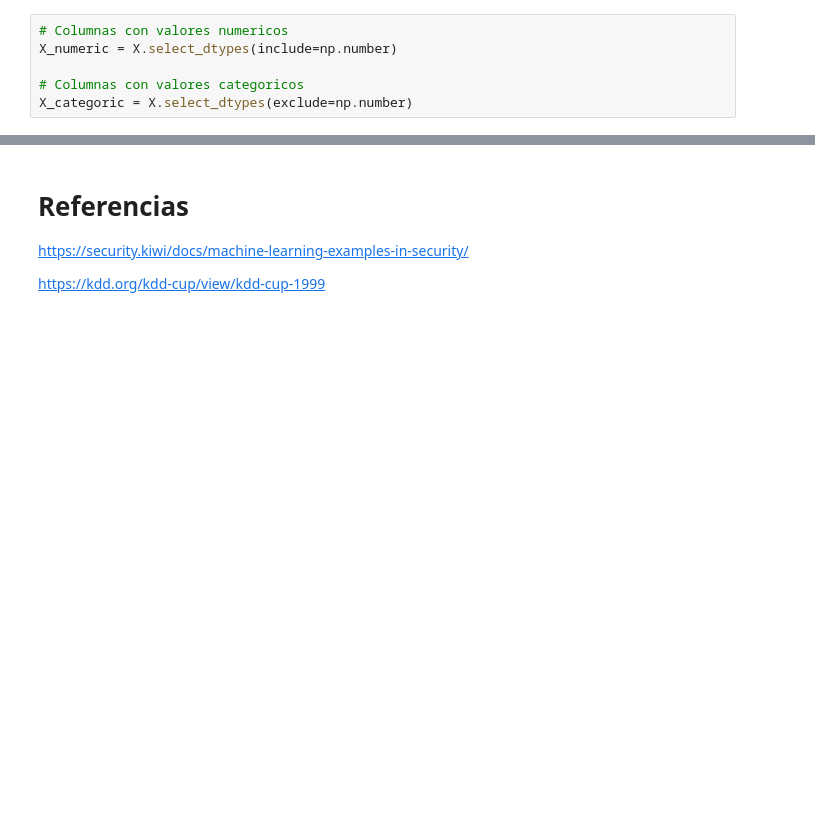
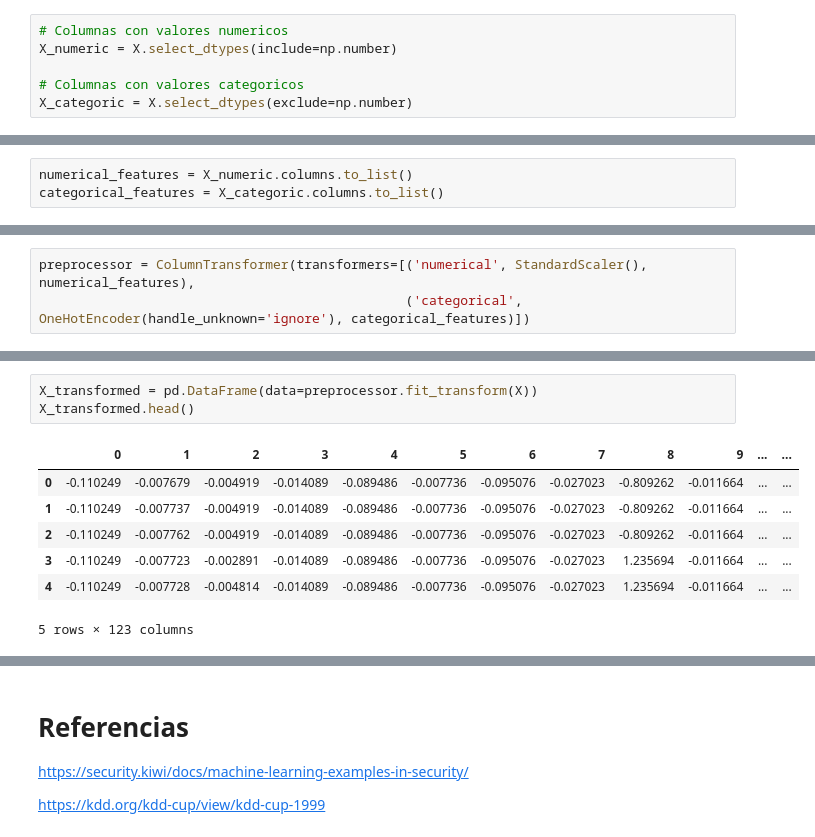
Before and after one commit to rfminguez/datamad202011_final_project, a Jupyter notebook: main.ipynb, the cells around one changed output, grey strips where cells are left out. Saved outputs shown, nothing was run; the diff lists cells and outputs as text; blank space fills up the shorter version.

```diff
--- a/main.ipynb
+++ b/main.ipynb
@@ -234,0 +257,3 @@ La columna 'flag' tiene estos valores:
+# %%
+numerical_features = X_numeric.columns.to_list()
+categorical_features = X_categoric.columns.to_list()
@@ -241,0 +296,3 @@ En resumen sigo un proceso típico de Machine Learning:
+# %%
+preprocessor = ColumnTransformer(transformers=[('numerical', StandardScaler(), numerical_features),
+                                               ('categorical', OneHotEncoder(handle_unknown='ignore'), categorical_features)])
@@ -241,0 +319,11 @@ En resumen sigo un proceso típico de Machine Learning:
+# %%
+X_transformed = pd.DataFrame(data=preprocessor.fit_transform(X))
+X_transformed.head()
+# %% [output]
+|  | 0 | 1 | 2 | 3 | 4 | 5 | 6 | 7 | 8 | 9 | ... | ... |
+| 0 | -0.110249 | -0.007679 | -0.004919 | -0.014089 | -0.089486 | -0.007736 | -0.095076 | -0.027023 | -0.809262 | -0.011664 | ... | ... |
+| 1 | -0.110249 | -0.007737 | -0.004919 | -0.014089 | -0.089486 | -0.007736 | -0.095076 | -0.027023 | -0.809262 | -0.011664 | ... | ... |
+| 2 | -0.110249 | -0.007762 | -0.004919 | -0.014089 | -0.089486 | -0.007736 | -0.095076 | -0.027023 | -0.809262 | -0.011664 | ... | ... |
+| 3 | -0.110249 | -0.007723 | -0.002891 | -0.014089 | -0.089486 | -0.007736 | -0.095076 | -0.027023 | 1.235694 | -0.011664 | ... | ... |
+| 4 | -0.110249 | -0.007728 | -0.004814 | -0.014089 | -0.089486 | -0.007736 | -0.095076 | -0.027023 | 1.235694 | -0.011664 | ... | ... |
+5 rows × 123 columns
```
Also changed, not shown: parts of 34 cells of this notebook.
